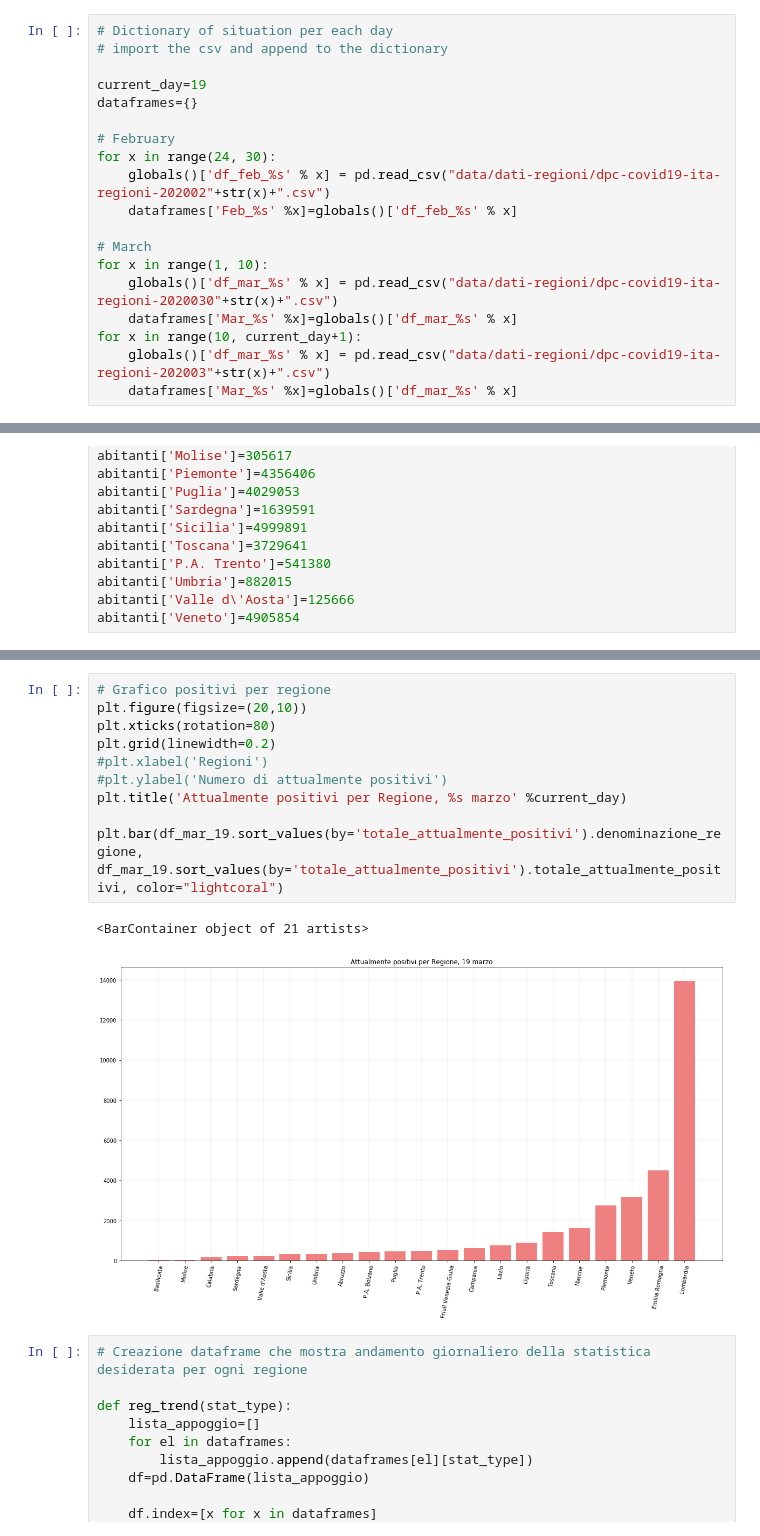
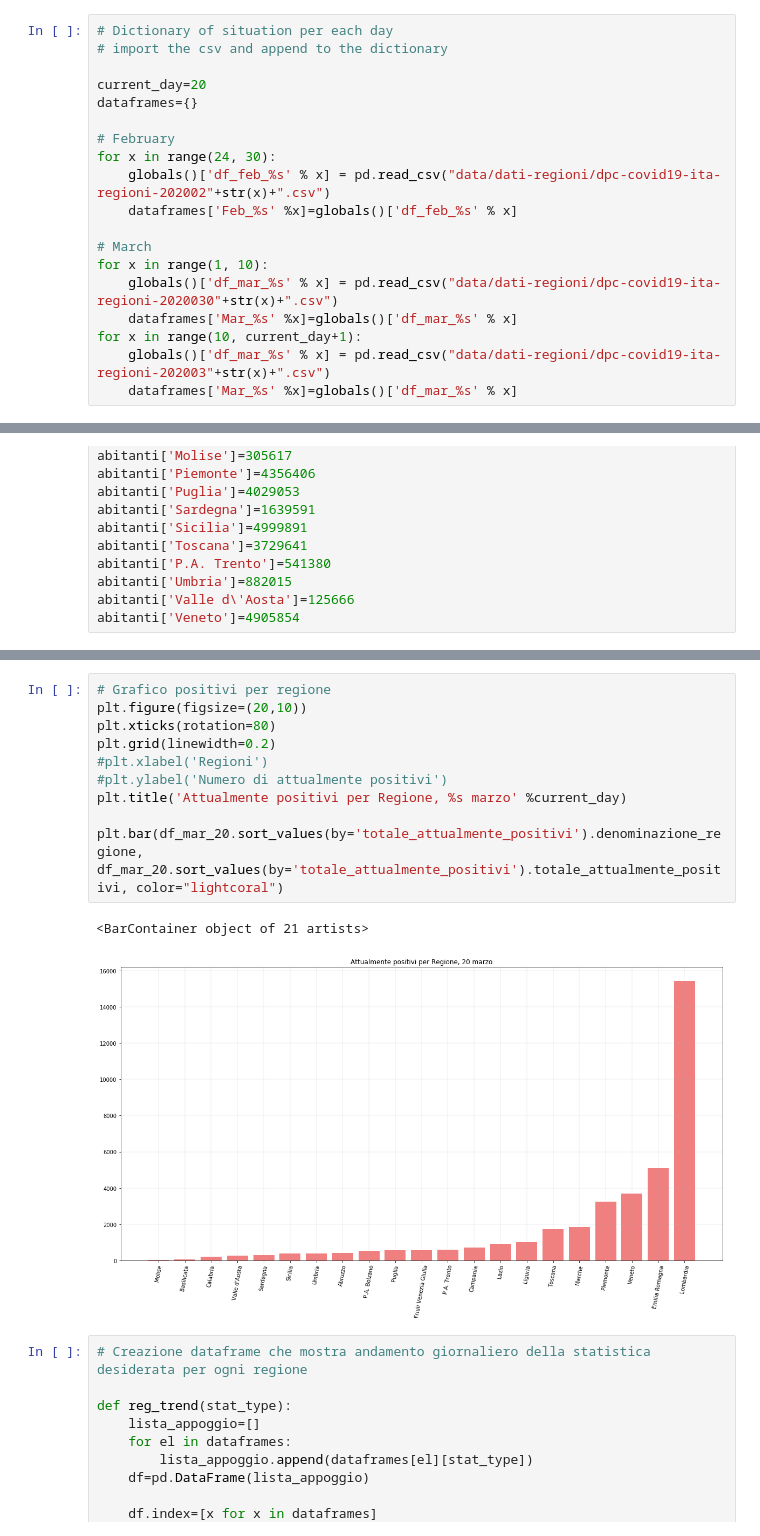
Before and after one commit to martinodn/CoViD-19, a Jupyter notebook: CoViD-19 analysis.ipynb, the cells around one changed output, grey strips where cells are left out. Saved outputs shown, nothing was run; the diff lists cells and outputs as text.

```diff
--- a/CoViD-19 analysis.ipynb
+++ b/CoViD-19 analysis.ipynb
@@ -12,7 +12,7 @@ import matplotlib
 # Dictionary of situation per each day
 # import the csv and append to the dictionary
 
-current_day=19
+current_day=20
 dataframes={}
 
 # February
@@ -69,16 +69,16 @@ _=plt.scatter(df_mar_19.sort_values(by='tamponi').denominazione_regione, df_mar_
 # %%
 # Grafico positivi per regione
 plt.figure(figsize=(20,10))
 plt.xticks(rotation=80)
 plt.grid(linewidth=0.2)
 #plt.xlabel('Regioni')
 #plt.ylabel('Numero di attualmente positivi')
 plt.title('Attualmente positivi per Regione, %s marzo' %current_day)
 
-plt.bar(df_mar_19.sort_values(by='totale_attualmente_positivi').denominazione_regione, df_mar_19.sort_values(by='totale_attualmente_positivi').totale_attualmente_positivi, color="lightcoral")
+plt.bar(df_mar_20.sort_values(by='totale_attualmente_positivi').denominazione_regione, df_mar_20.sort_values(by='totale_attualmente_positivi').totale_attualmente_positivi, color="lightcoral")
 # %% [output]
 <BarContainer object of 21 artists>
-[figure, old version]
+[figure, new version]
 # %%
 # Creazione dataframe che mostra andamento giornaliero della statistica desiderata per ogni regione
 
```
Also changed, not shown: parts of 10 cells of this notebook.
